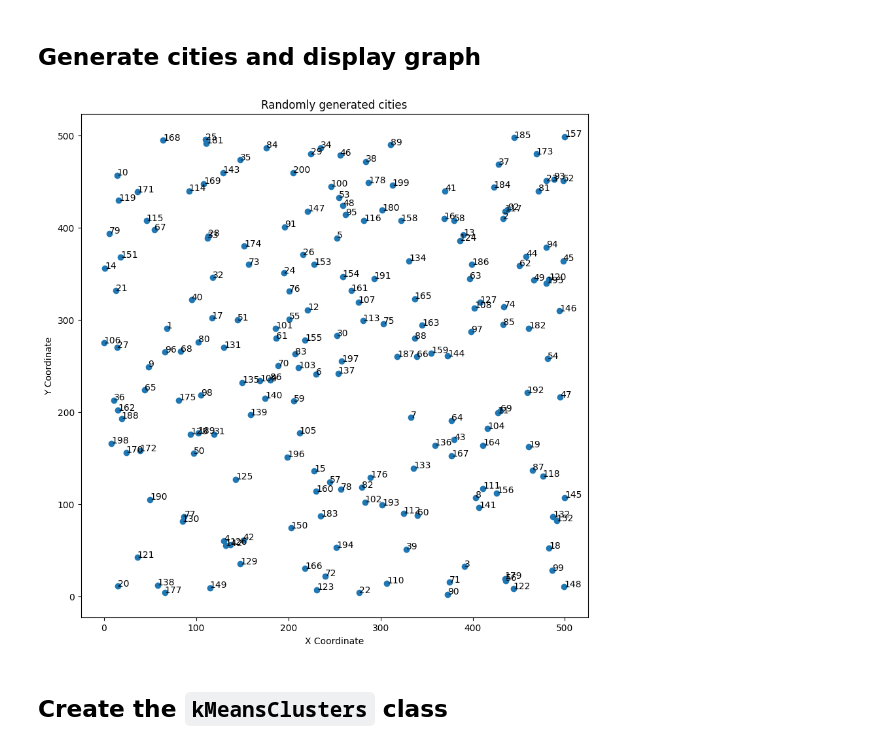
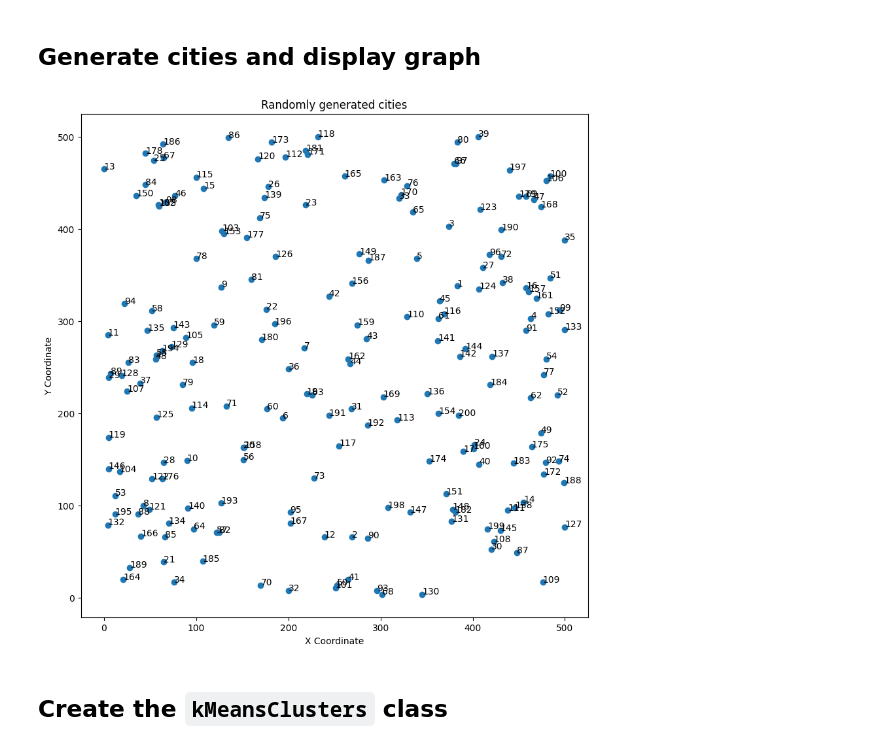
Before and after one commit to arrighi-fabien/Projet-Recherche-Op-rationnelle, a Jupyter notebook: livrable-2.ipynb, the cells around one changed output. Saved outputs shown, nothing was run; the diff lists cells and outputs as text; code cells hidden in the pictures.

```diff
--- a/livrable-2.ipynb
+++ b/livrable-2.ipynb
@@ -24,7 +24,9 @@ class Cities:
         self.y_range = y_range
         if seed:
             random.seed(seed)
-
+        else:
+            seed = int(str(time.time()).split('.')[1][-4:])
+            random.seed(seed)
         used_coordinates = set()
 
         while len(self.cities) < nb_nodes:
@@ -86,17 +88,16 @@ class Graph:
 # %%
 nb_nodes = 200
 x_range = (0, 500)
 y_range = (0, 500)
-seed = 1
 
-data = Cities(nb_nodes, x_range, y_range, seed)
+data = Cities(nb_nodes, x_range, y_range)
 
 center_city = data.getCenterCity()
 
 graph = Graph(data=data.cities, title="Randomly generated cities")
 graph.scatter_plot()
 # %% [output]
-[figure, old version]
+[figure, new version]
 # %% [markdown]
 ## Create the ``kMeansClusters`` class
 # %%
```
Also changed, not shown: parts of 3 cells of this notebook.
